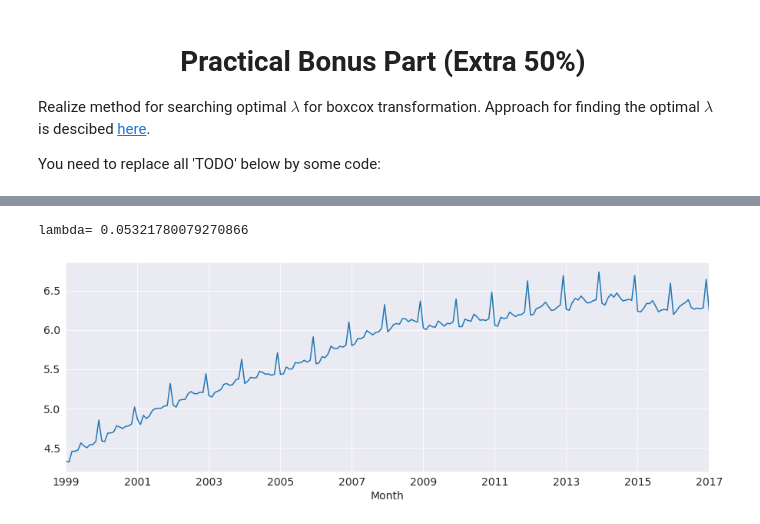
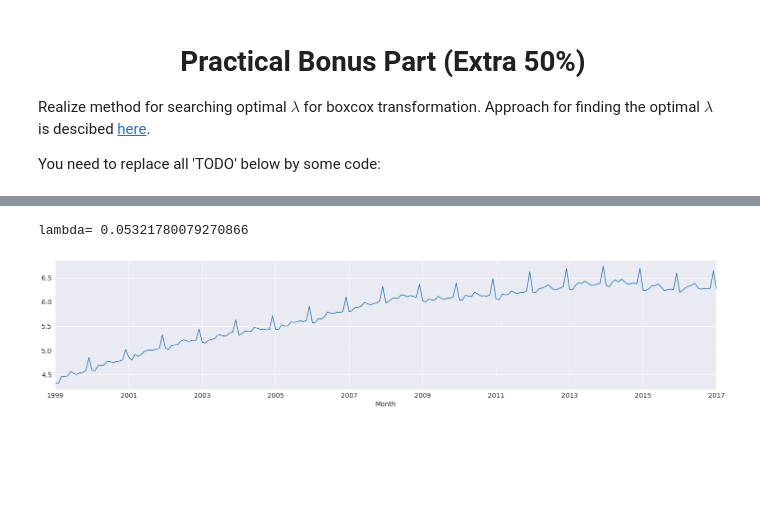
Before and after one commit to Kulikov17/MLDS_ATSF, a Jupyter notebook: hw_2/kulikov_w2022_23_hw2.ipynb, the cells around one changed output, grey strips where cells are left out. Drawn from its saved outputs; the diff is of its cells as text; code cells hidden in the pictures; blank space fills up the shorter version.

```diff
--- a/hw_2/kulikov_w2022_23_hw2.ipynb
+++ b/hw_2/kulikov_w2022_23_hw2.ipynb
@@ -1265,8 +1265,8 @@ ts_wage.plot(figsize=(25,5));
 # %%
 bc = boxcox()
 ts_wage['wage_boxcox'], lmbda = bc.transform(ts_wage['Real wage'], n=18)
 print('lambda=', lmbda)
-ts_wage['wage_boxcox'].plot(figsize=(15,5));
+ts_wage['wage_boxcox'].plot(figsize=(25,5));
 # %% [output]
 lambda= 0.05321780079270866
-[figure, old version]
+[figure, new version]
```
Also changed, not shown: parts of 1 cell of this notebook.
